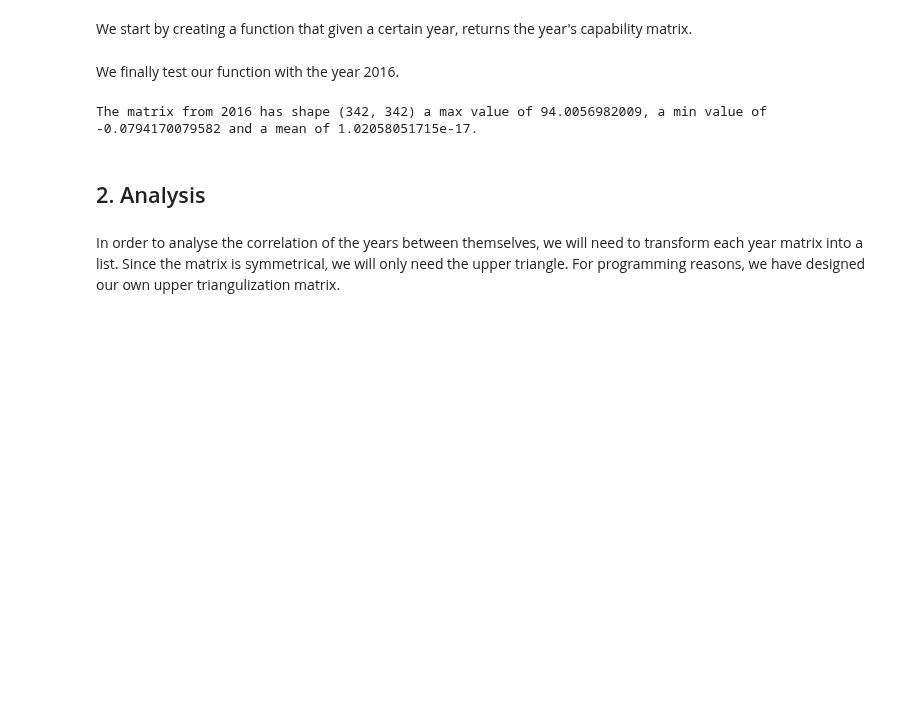
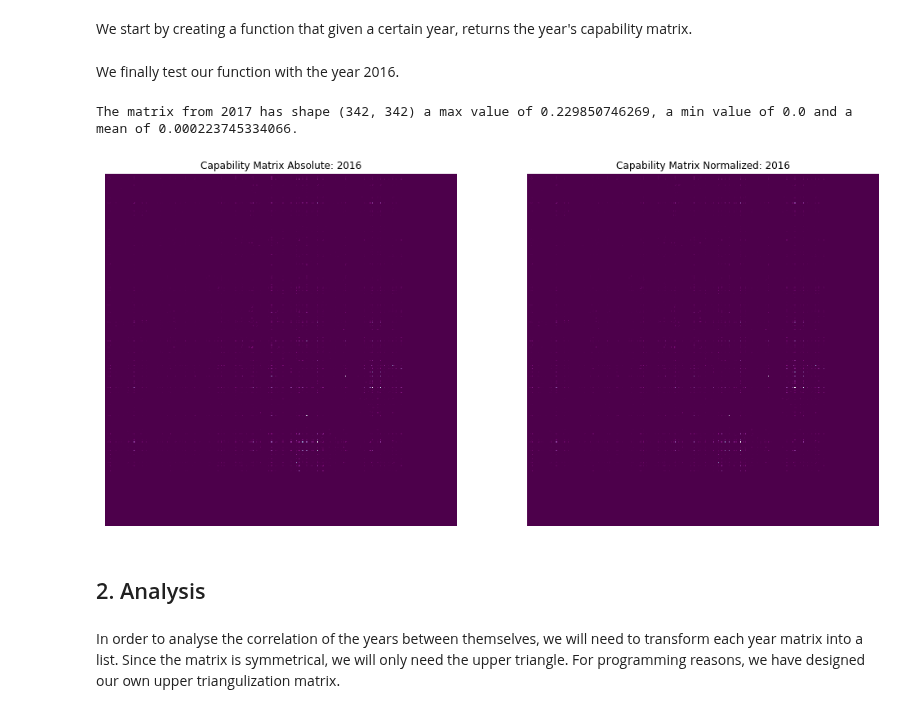
Before and after one commit to duarteocarmo/technological_capabilities, a Jupyter notebook: notebooks/2_2_Capability Correlations_Time.ipynb, the cells around one changed output. Drawn from its saved outputs; the diff is of its cells as text; code cells hidden in the pictures; blank space fills up the shorter version.

Commit message:
cleaned normalization.

```diff
--- a/notebooks/2_2_Capability Correlations_Time.ipynb
+++ b/notebooks/2_2_Capability Correlations_Time.ipynb
@@ -198,10 +212,29 @@ def get_year_matrix(year, normalization=True):
 # %% [markdown]
 We finally test our function with the year 2016.
 # %%
-year = 2016
+year = 2017
 print 'The matrix from {} has shape {} a max value of {}, a min value of {} and a mean of {}.'.format(year, get_year_matrix(year).shape, np.amax(get_year_matrix(year)), np.amin(get_year_matrix(year)), np.mean(get_year_matrix(year)))
 # %% [output]
-The matrix from 2016 has shape (342, 342) a max value of 94.0056982009, a min value of -0.0794170079582 and a mean of 1.02058051715e-17.
+The matrix from 2017 has shape (342, 342) a max value of 0.229850746269, a min value of 0.0 and a mean of 0.000223745334066.
+# %%
+## call functions
+colors = 'BuPu_r'
+year_in_focus = 2016
+# create a subplot
+plt.subplots(2,1,figsize=(17,17))
+
+# first heatmap
+plt.subplot(121)
+sns.heatmap(get_year_matrix(year_in_focus, normalization=False) , cmap=colors,  cbar=None, square=True, xticklabels=False, yticklabels=False)
+plt.title('Capability Matrix Absolute: {}'.format(year_in_focus))
+
+# second heatmap
+plt.subplot(122)
+sns.heatmap(get_year_matrix(year_in_focus, normalization=True) , cmap=colors, cbar=None, square=True, xticklabels=False, yticklabels=False)
+plt.title('Capability Matrix Normalized: {}'.format(year_in_focus))
+plt.show()
+# %% [output]
+[figure, added]
 # %% [markdown]
 ## 2. Analysis <a class="anchor" id="two"></a>
 # %% [markdown]
```
Also changed, not shown: parts of 4 cells of this notebook.
